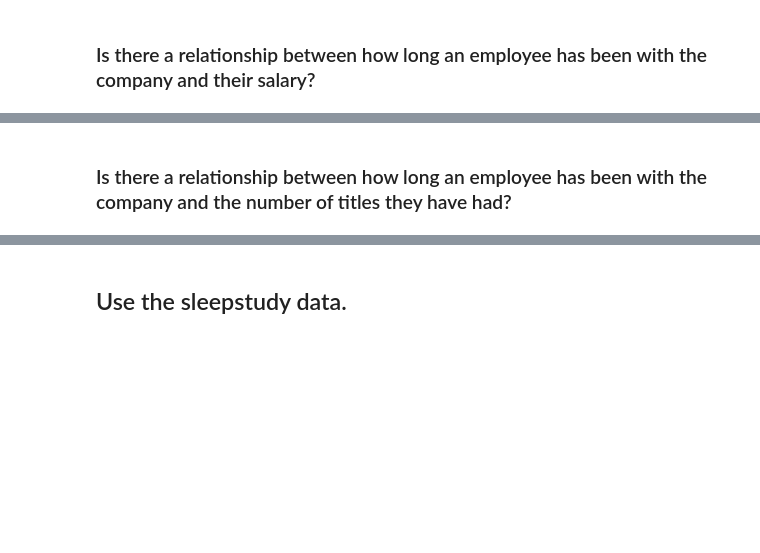
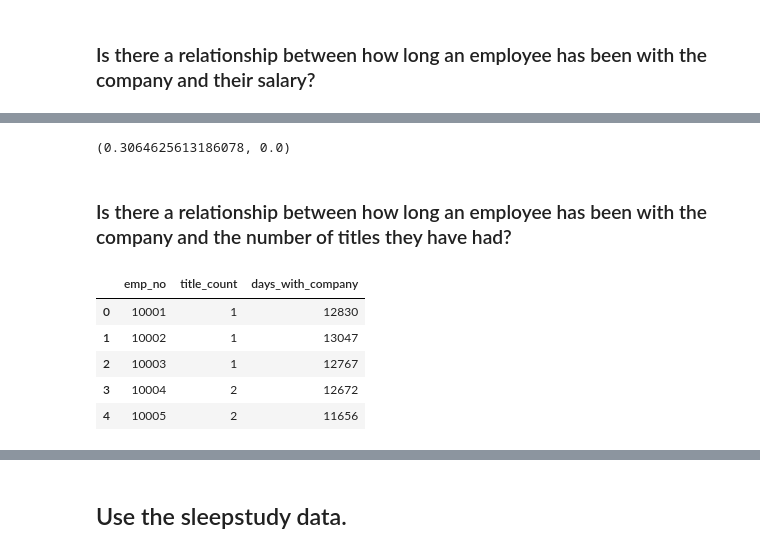
Before and after one commit to jeffakins/statistics_exercises, a Jupyter notebook: hypothesis_testing.ipynb, the cells around one changed output, grey strips where cells are left out. Drawn from its saved outputs; the diff is of its cells as text; code cells hidden in the pictures; blank space fills up the shorter version.

```diff
--- a/hypothesis_testing.ipynb
+++ b/hypothesis_testing.ipynb
@@ -494,2 +502,27 @@ plt.show()
+# %%
+# Correlation between the number of days with the company and salary:
+x = employees_df.days_with_company
+y = employees_df.salary
+
+corr, p = stats.pearsonr(x, y)
+corr, p
+#Yes, there is a correlation
+# %% [output]
+(0.3064625613186078, 0.0)
 # %% [markdown]
 ### Is there a relationship between how long an employee has been with the company and the number of titles they have had?
+# %%
+sql = """SELECT emp_no, count(title) AS title_count, datediff(curdate(), hire_date) AS days_with_company
+FROM employees
+JOIN titles USING(emp_no)
+GROUP BY emp_no;"""
+
+employees_df = pd.read_sql(sql, url)
+employees_df.head()
+# %% [output]
+|  | emp_no | title_count | days_with_company |
+| 0 | 10001 | 1 | 12830 |
+| 1 | 10002 | 1 | 13047 |
+| 2 | 10003 | 1 | 12767 |
+| 3 | 10004 | 2 | 12672 |
+| 4 | 10005 | 2 | 11656 |
```
Also changed, not shown: parts of 9 cells of this notebook, 1 other file.
